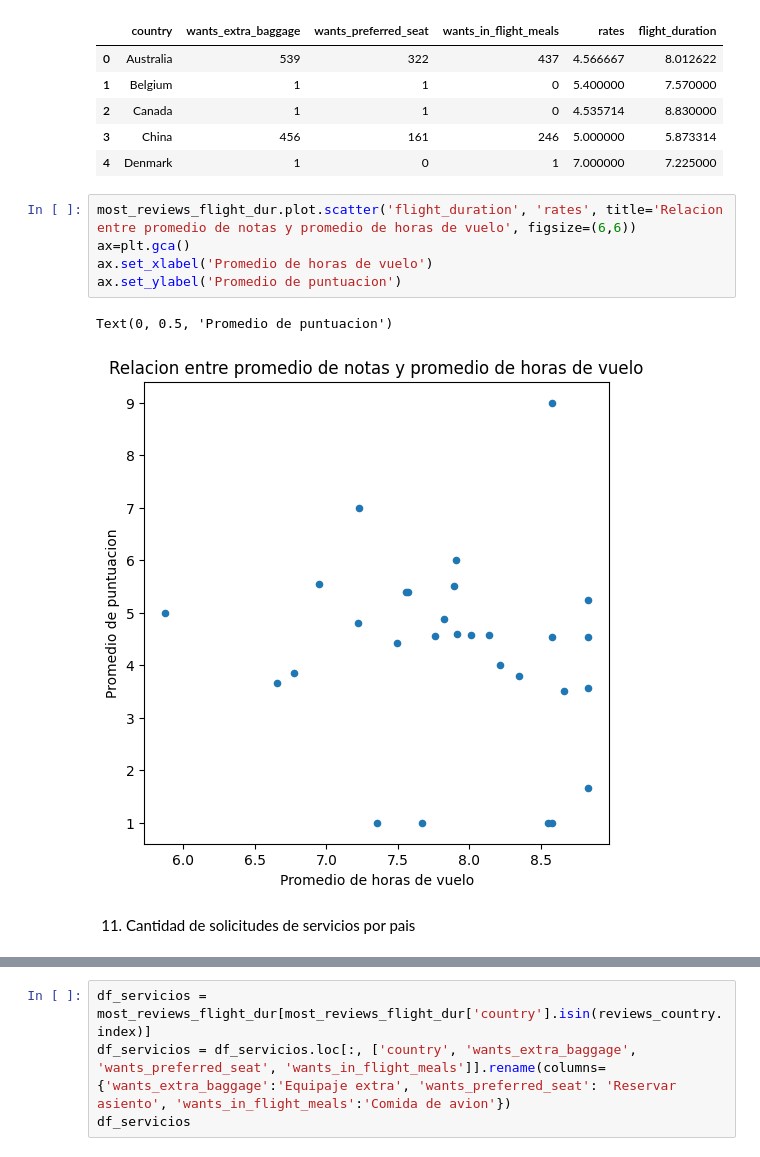
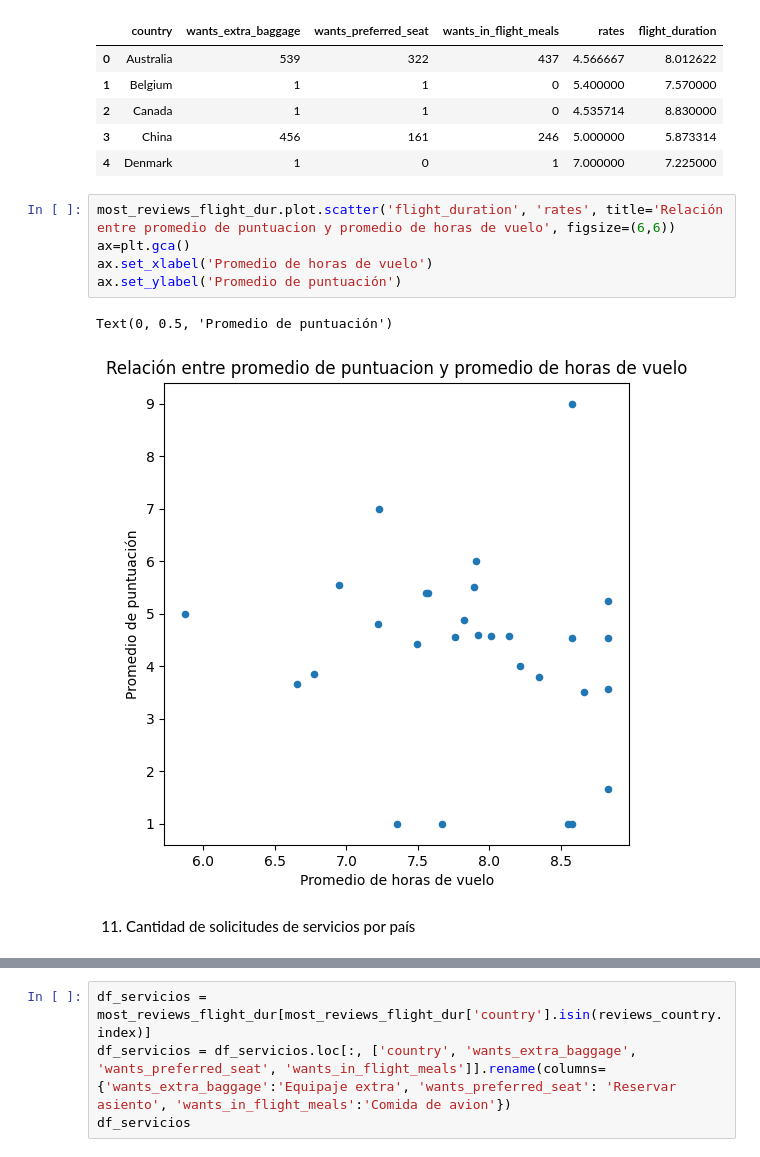
Before and after one commit to agalarza768/TP1-Orga_de_datos, a Jupyter notebook: TP_Orga.ipynb, the cells around one changed output, grey strips where cells are left out. Drawn from its saved outputs; the diff is of its cells as text.

```diff
--- a/TP_Orga.ipynb
+++ b/TP_Orga.ipynb
@@ -611,12 +611,12 @@ most_reviews_flight_dur.head(5)
 | 3 | China | 456 | 161 | 246 | 5.000000 | 5.873314 |
 | 4 | Denmark | 1 | 0 | 1 | 7.000000 | 7.225000 |
 # %%
-most_reviews_flight_dur.plot.scatter('flight_duration', 'rates', title='Relacion entre promedio de notas y promedio de horas de vuelo', figsize=(6,6))
+most_reviews_flight_dur.plot.scatter('flight_duration', 'rates', title='Relación entre promedio de puntuacion y promedio de horas de vuelo', figsize=(6,6))
 ax=plt.gca()
 ax.set_xlabel('Promedio de horas de vuelo')
-ax.set_ylabel('Promedio de puntuacion')
+ax.set_ylabel('Promedio de puntuación')
 # %% [output]
-Text(0, 0.5, 'Promedio de puntuacion')
+Text(0, 0.5, 'Promedio de puntuación')
-[figure, old version]
+[figure, new version]
 # %% [markdown]
-11) Cantidad de solicitudes de servicios por pais
+11) Cantidad de solicitudes de servicios por país
```
Also changed, not shown: parts of 41 cells of this notebook.
